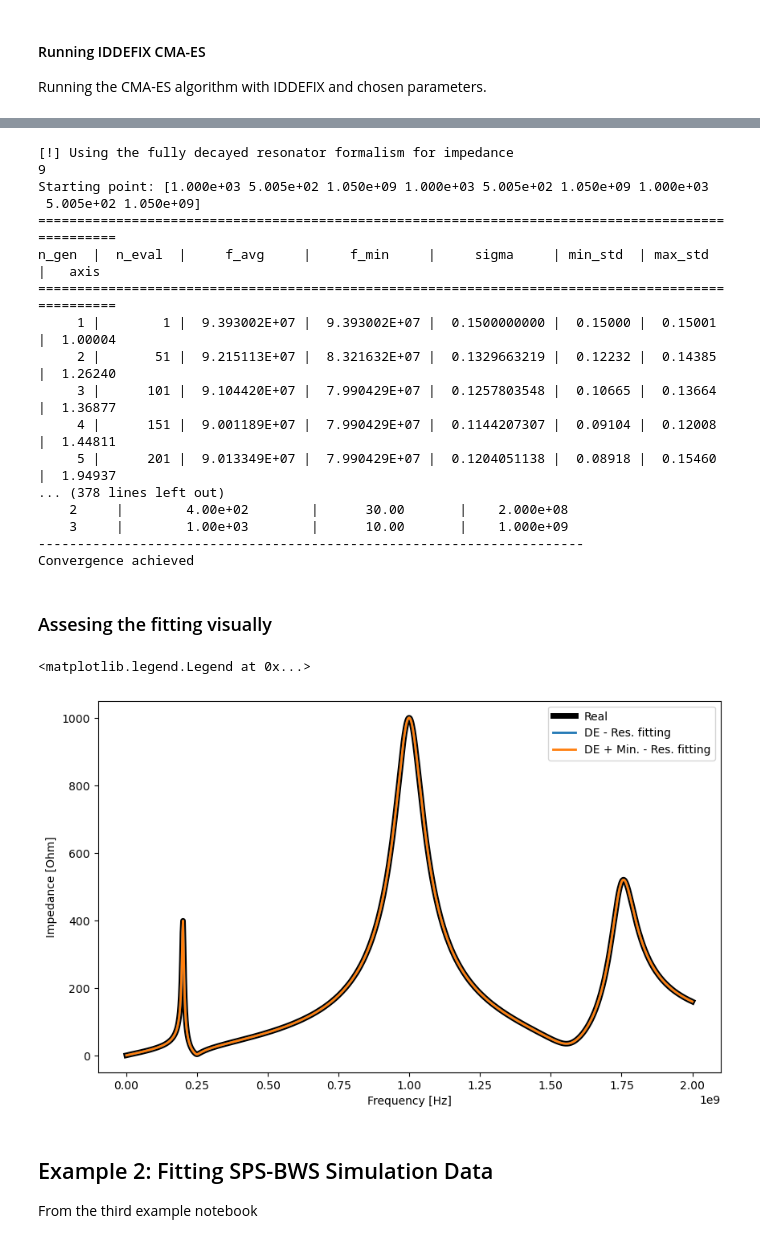
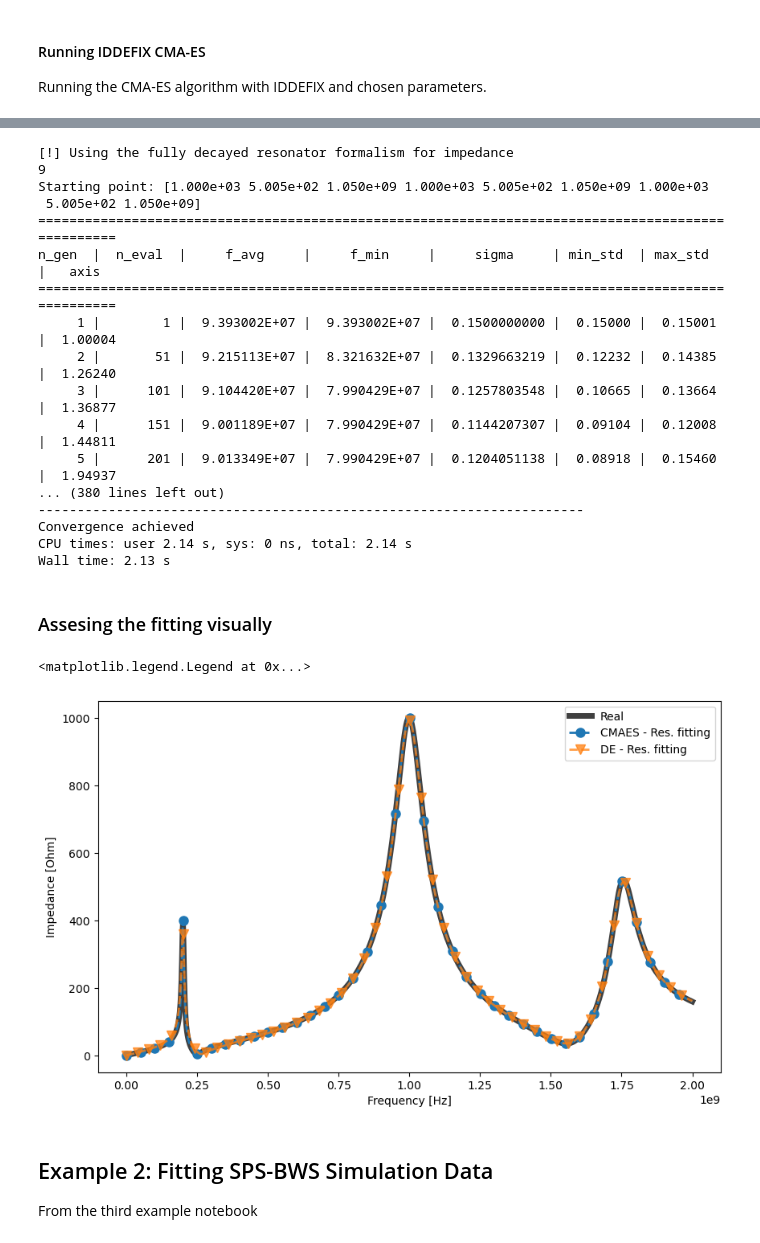
Before and after one commit to ImpedanCEI/IDDEFIX, a Jupyter notebook: examples/005_cmaes_examples.ipynb, the cells around one changed output, grey strips where cells are left out. Cells and saved outputs as stored; diff of their text form; code cells hidden in the pictures.

Commit message:
Little timing comparison between CMAES and DE

```diff
--- a/examples/005_cmaes_examples.ipynb
+++ b/examples/005_cmaes_examples.ipynb
@@ -62,3 +62,18 @@ parameterBounds = [(0, 2000), (1, 1e3), (0.1e9, 2e9),
 # %% [markdown]
 #### Running IDDEFIX CMA-ES
 Running the CMA-ES algorithm with IDDEFIX and chosen parameters.
+# %%
+%%time
+DE_model = iddefix.EvolutionaryAlgorithm(frequency,
+                                         impedance,
+                                         N_resonators=N_resonators,
+                                         parameterBounds=parameterBounds,
+                                         plane="longitudinal",
+                                         objectiveFunction=iddefix.ObjectiveFunctions.sumOfSquaredError)
+
+res = DE_model.run_differential_evolution(maxiter=400,
+                                          popsize=45,
+                                          tol=0.01,
+                                          mutation=(0.4, 1.0),
+                                          crossover_rate=0.7)
+print(DE_model.warning)
@@ -65,14 +92,14 @@ Running the CMA-ES algorithm with IDDEFIX and chosen parameters.
 # %%
-#%%time
-DE_model = iddefix.EvolutionaryAlgorithm(frequency,
+%%time
+CMAES_model = iddefix.EvolutionaryAlgorithm(frequency,
                                          impedance,
                                          N_resonators=N_resonators,
                                          parameterBounds=parameterBounds,
                                          plane="longitudinal",
                                          objectiveFunction=iddefix.ObjectiveFunctions.sumOfSquaredError)
 
-res = DE_model.run_cmaes(maxiter=500, popsize=50, sigma=0.15)
-print(DE_model.warning)
+res = CMAES_model.run_cmaes(maxiter=500, popsize=50, sigma=0.15)
+print(CMAES_model.warning)
 # %% [output]
 [!] Using the fully decayed resonator formalism for impedance
 9
@@ -86,27 +113,27 @@ n_gen  |  n_eval  |     f_avg     |     f_min     |     sigma     | min_std  | m
      3 |      101 |  9.104420E+07 |  7.990429E+07 |  0.1257803548 |  0.10665 |  0.13664 |  1.36877
      4 |      151 |  9.001189E+07 |  7.990429E+07 |  0.1144207307 |  0.09104 |  0.12008 |  1.44811
      5 |      201 |  9.013349E+07 |  7.990429E+07 |  0.1204051138 |  0.08918 |  0.15460 |  1.94937
-... (378 lines left out)
-    2     |        4.00e+02        |      30.00       |    2.000e+08
-    3     |        1.00e+03        |      10.00       |    1.000e+09
+... (380 lines left out)
 ----------------------------------------------------------------------
 Convergence achieved
+CPU times: user 2.14 s, sys: 0 ns, total: 2.14 s
+Wall time: 2.13 s
 # %% [markdown]
 ### Assesing the fitting visually
 # %%
 plt.figure(figsize=(10, 6))
+result_CMAES = np.abs(CMAES_model.get_impedance(use_minimization=False))
 result_DE = np.abs(DE_model.get_impedance(use_minimization=False))
-result_DE_MIN = np.abs(DE_model.get_impedance())
 
-plt.plot(frequency, np.abs(impedance), lw=5, label='Real', color='black')
-plt.plot(frequency, result_DE,  lw=2, label='DE - Res. fitting')
-plt.plot(frequency, result_DE_MIN,  lw=2, label='DE + Min. - Res. fitting')
+plt.plot(frequency, np.abs(impedance), lw=5, label='Real', color='black', alpha=0.75)
+plt.plot(frequency, result_CMAES,  lw=2, label='CMAES - Res. fitting', linestyle='--', marker='o', markevery=25, alpha=1, markersize=8)
+plt.plot(frequency, result_DE,  lw=2, label='DE - Res. fitting', linestyle='--', marker='v', markevery=20, alpha=0.75, markersize=8)
 plt.xlabel('Frequency [Hz]')
 plt.ylabel('Impedance [Ohm]')
 plt.legend()
 # %% [output]
 <matplotlib.legend.Legend at 0x...>
-[figure, old version]
+[figure, new version]
 # %% [markdown]
 ## Example 2: Fitting SPS-BWS Simulation Data
 From the third example notebook
```
Also changed, not shown: parts of 3 cells of this notebook.
